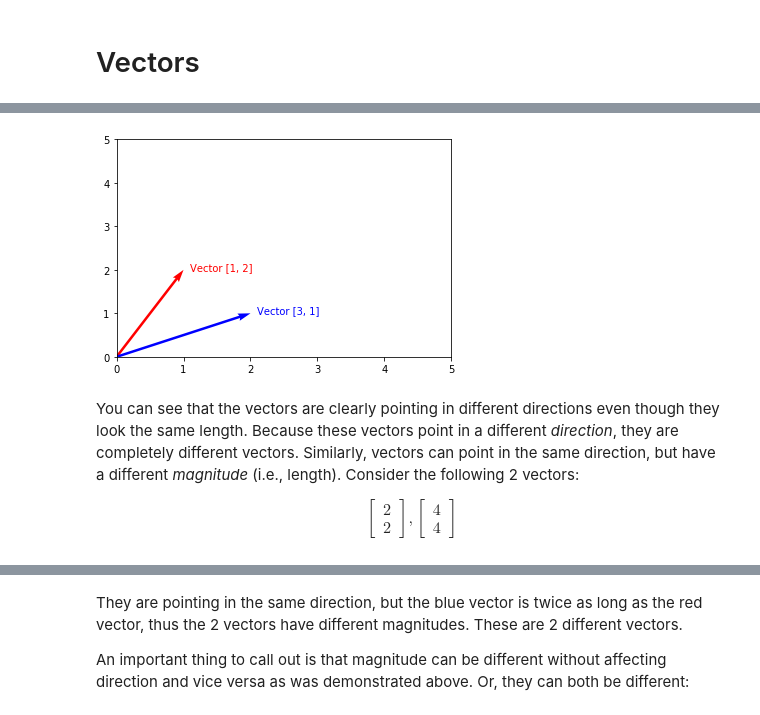
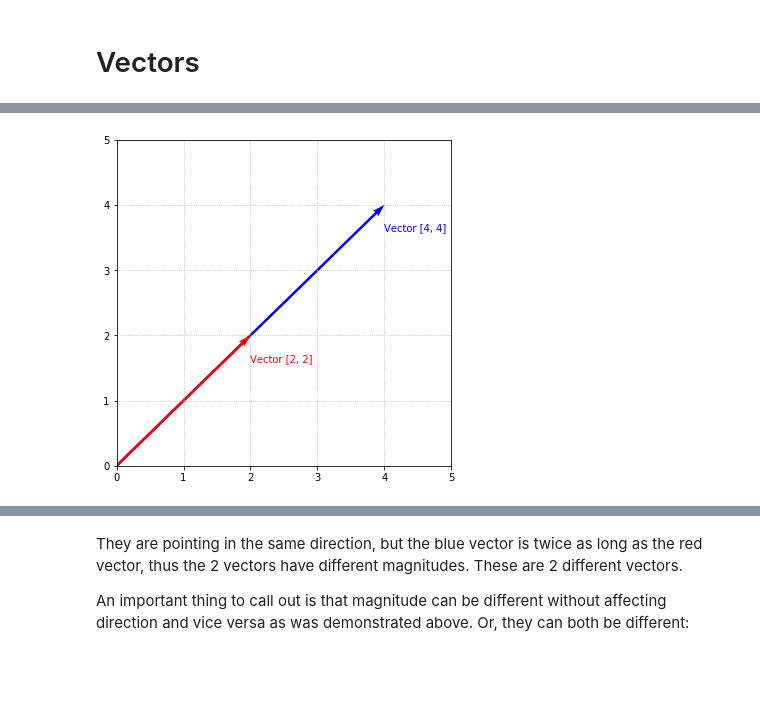
Before and after one commit to blparker/learn-linear-algebra, a Jupyter notebook: Vectors.ipynb, the cells around one changed output, grey strips where cells are left out. Saved outputs shown, nothing was run; the diff lists cells and outputs as text; code cells hidden in the pictures; blank space fills up the shorter version.

```diff
--- a/Vectors.ipynb
+++ b/Vectors.ipynb
@@ -88,13 +131,11 @@ Clearly, the components are different, but let's visualize them:
 # %%
+figure(figsize=(6, 6))
 axis([0, 5, 0, 5])
-annotate('Vector [1, 2]', xy=(1.1, 2), ha='left', color='red')
-annotate('Vector [3, 1]', xy=(2.1, 1), ha='left', color='blue')
-quiver([0], [0], 1, 2, angles='xy', scale_units='xy', scale=1, color='red')
-quiver([0], [0], 2, 1, angles='xy', scale_units='xy', scale=1, color='blue')
+grid(linestyle='dotted')
+annotate('Vector [2, 2]', xy=(2, 1.6), ha='left', color='red')
+annotate('Vector [4, 4]', xy=(4, 3.6), ha='left', color='blue')
+quiver([0], [0], 4, 4, angles='xy', scale_units='xy', scale=1, color='blue')
+quiver([0], [0], 2, 2, angles='xy', scale_units='xy', scale=1, color='red')
 show()
 # %% [output]
-[figure, old version]
+[figure, new version]
-# %% [markdown]
-You can see that the vectors are clearly pointing in different directions even though they look the same length. Because these vectors point in a different _direction_, they are completely different vectors. Similarly, vectors can point in the same direction, but have a different _magnitude_ (i.e., length). Consider the following 2 vectors:
-
-$$\begin{bmatrix}2 \\ 2\end{bmatrix}, \begin{bmatrix}4 \\ 4\end{bmatrix}$$
```
Also changed, not shown: parts of 65 cells of this notebook.
